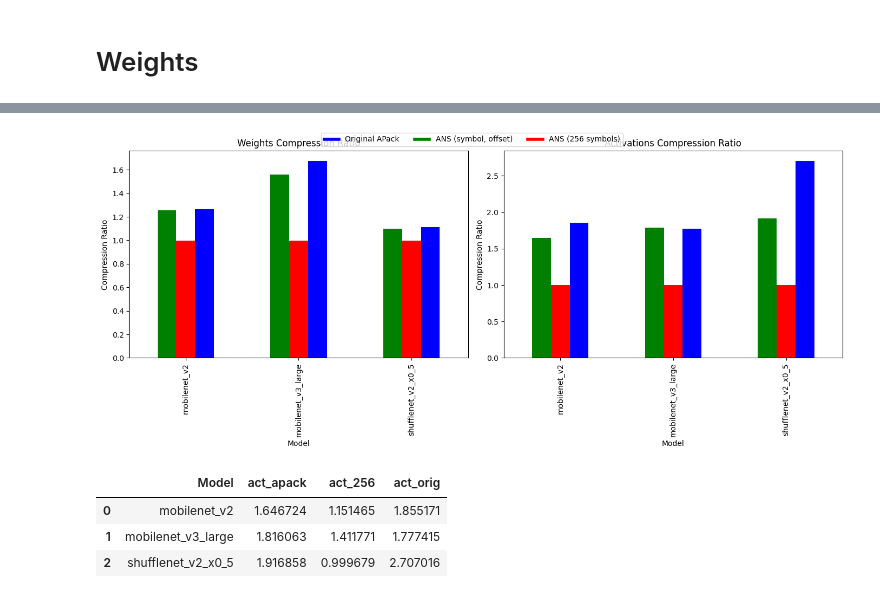
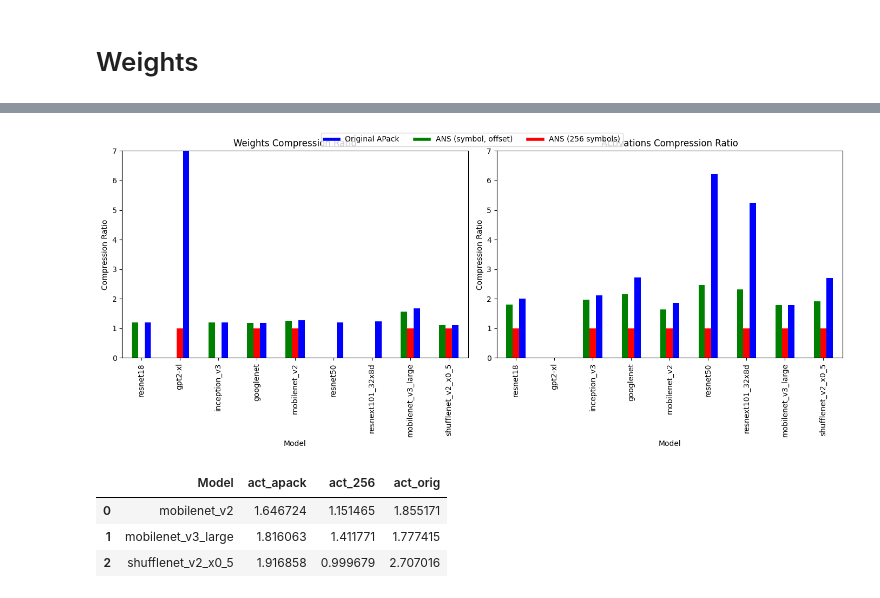
Before and after one commit to adamrt27/ANS_NeuralComp, a Jupyter notebook: results/resultsImproved.ipynb, the cells around one changed output, grey strips where cells are left out. Drawn from its saved outputs; the diff is of its cells as text; code cells hidden in the pictures.

Commit message:
Updated scripts and results with new data from updated script runs on traces

```diff
--- a/results/resultsImproved.ipynb
+++ b/results/resultsImproved.ipynb
@@ -2,8 +2,13 @@
 import pandas as pd
 import os
 import numpy as np
+# %%
+trace_dir = "/home/l/lungboy/tadam/scratch/Moshovos/ANS_NeuralComp/trace/"
 # %%
-models = ["mobilenet_v2", "mobilenet_v3_large", "shufflenet_v2_x0_5"]#, "resnext101_32x8d"]#os.listdir("trace")
+models = os.listdir(trace_dir)
+# get rid of the non-directories
+models = [m for m in models if os.path.isdir(trace_dir + m)]
+
 file_names = [
     "stats_activations_apack_8.csv",
     "stats_weights_apack_8.csv",
@@ -192,12 +203,10 @@ def generate_directories_info(directories, act_pattern, w_pattern):
     return directories_info
 
 # Example usage
-directories = [
-    "trace/mobilenet_v2/",
-    "trace/mobilenet_v3_large/",
-    "trace/shufflenet_v2_x0_5/"#,
-    #"trace/resnext101_32x8d/"
-]
+directories = [f"{trace_dir}{model}/" for model in models]
+
+# prune out the models that are not directories
+directories = [directory for directory in directories if os.path.isdir(directory)]
 
 act_pattern = "input_{}_flat.comp"
 w_pattern = "weight_{}_flat.comp"
@@ -248,7 +270,5 @@ print(len([data_frames["trace/mobilenet_v3_large/"]["APack"]["activations_mean"]
 # %%
 import matplotlib.pyplot as plt
-
-models = ["mobilenet_v2", "mobilenet_v3_large", "shufflenet_v2_x0_5"]#, "resnext101_32x8d"]
 
 # Create DataFrames
 df_w = pd.DataFrame({
@@ -268,36 +288,36 @@ df_act = pd.DataFrame({
 # Define the colors for each category
 color_map = {
     "Original APack": "blue",
     "ANS (symbol, offset)": "green",
     "ANS (256 symbols)": "red"
 }
 
 # Define the figure and subplots
 fig, axs = plt.subplots(1, 2, figsize=(14, 6))
 
 # Plot weights compression ratio
 bars_w = df_w.set_index("Model").plot(kind="bar", ax=axs[0], color=[color_map["ANS (symbol, offset)"], color_map["ANS (256 symbols)"], color_map["Original APack"]], legend=False)
 axs[0].set_title("Weights Compression Ratio")
 axs[0].set_ylabel("Compression Ratio")
-#axs[0].set_ylim([1.0, 2])  # Set y-axis limits to zoom in
+axs[0].set_ylim([0,7])  # Set y-axis limits to zoom in
 
 # Plot activations compression ratio
 bars_act = df_act.set_index("Model").plot(kind="bar", ax=axs[1], color=[color_map["ANS (symbol, offset)"], color_map["ANS (256 symbols)"], color_map["Original APack"]], legend=False)
 axs[1].set_title("Activations Compression Ratio")
 axs[1].set_ylabel("Compression Ratio")
-#axs[1].set_ylim([1.0, 2])  # Set y-axis limits to zoom in
+axs[1].set_ylim([0, 7])  # Set y-axis limits to zoom in
 
 # Add legend
 handles = [plt.Line2D([0], [0], color=color_map[key], lw=4) for key in ["Original APack", "ANS (symbol, offset)", "ANS (256 symbols)"]]
 fig.legend(handles, color_map.keys(), loc="upper center", ncol=3)
 
 # Improve layout
 plt.tight_layout()
 
 # Display the plot
 plt.show()
 # %% [output]
-[figure, old version]
+[figure, new version]
 # %%
 df_act
 # %% [output]
```
Also changed, not shown: parts of 9 cells of this notebook, 6 other files.
